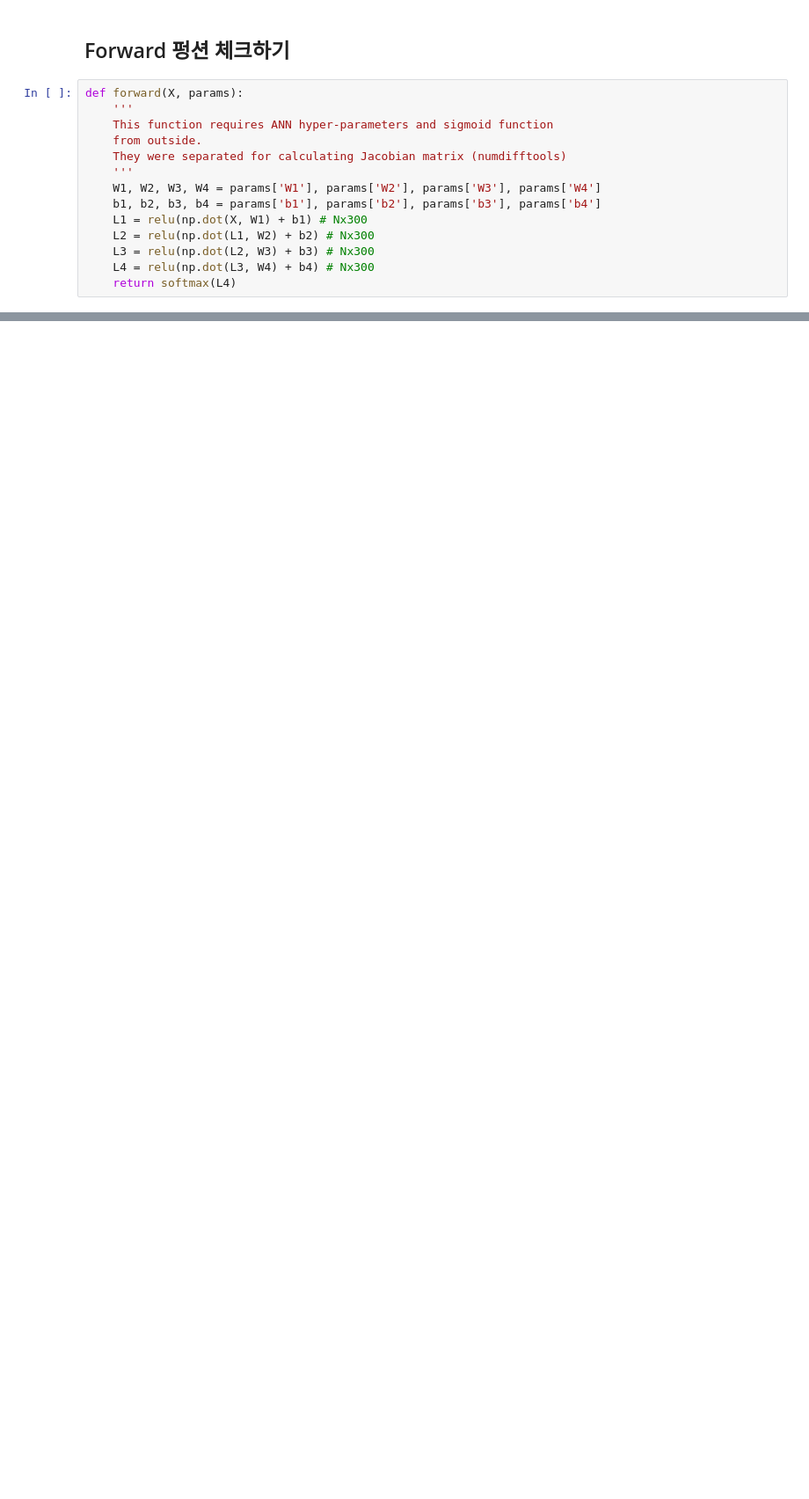
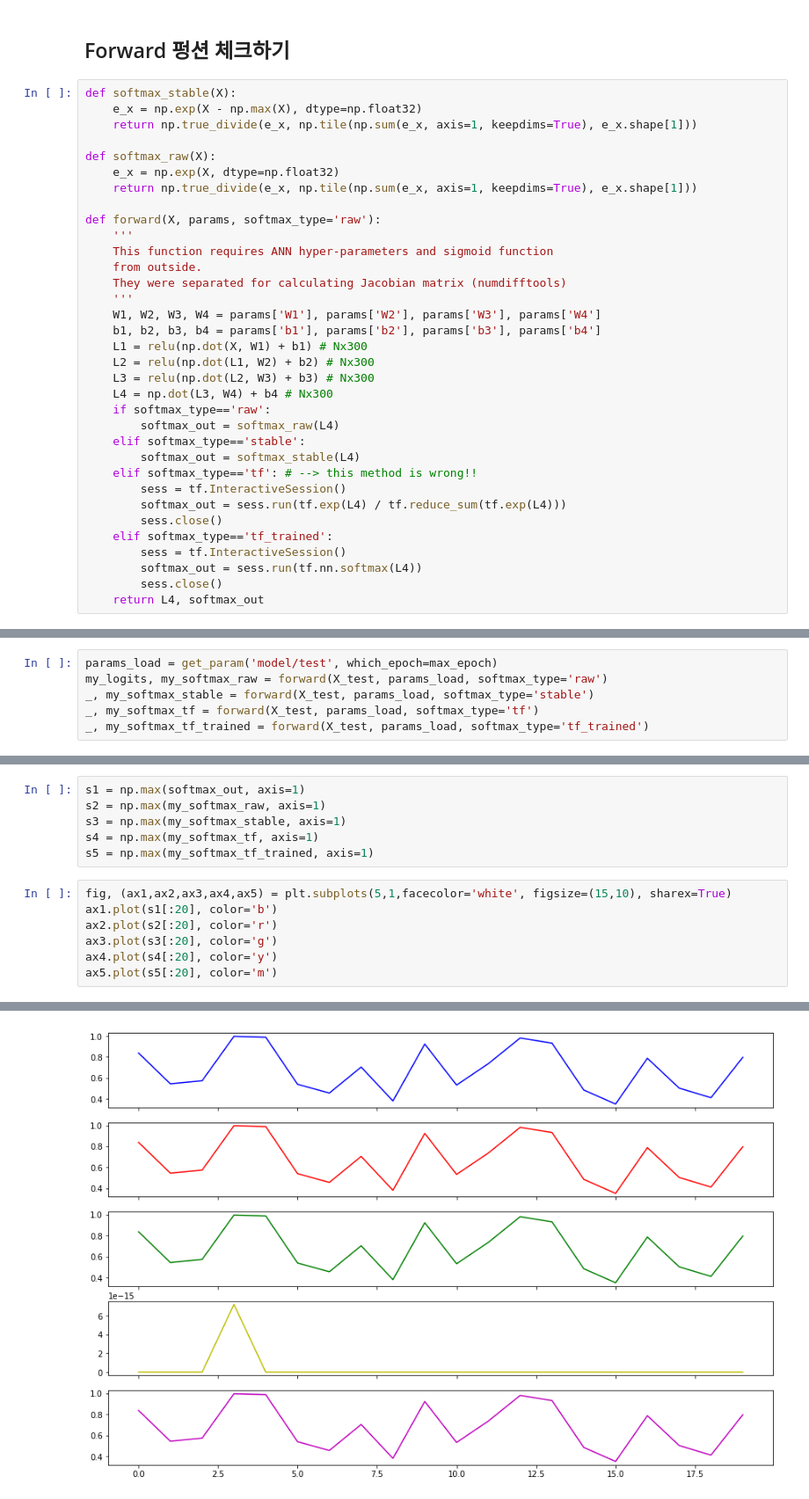
Before and after one commit to jaekookang/realtime_vowel_classification_ucm, a Jupyter notebook: train_phone_classifier.ipynb, the cells around one changed output, grey strips where cells are left out. Shown at 88% size. Drawn from its saved outputs; the diff is of its cells as text; blank space fills up the shorter version.

```diff
--- a/train_phone_classifier.ipynb
+++ b/train_phone_classifier.ipynb
@@ -154,7 +173,15 @@ pred, error.mean(), acc
 # %% [markdown]
 ## Forward 펑션 체크하기
 # %%
-def forward(X, params):
+def softmax_stable(X):
+    e_x = np.exp(X - np.max(X), dtype=np.float32)
+    return np.true_divide(e_x, np.tile(np.sum(e_x, axis=1, keepdims=True), e_x.shape[1]))
+
+def softmax_raw(X):
+    e_x = np.exp(X, dtype=np.float32)
+    return np.true_divide(e_x, np.tile(np.sum(e_x, axis=1, keepdims=True), e_x.shape[1]))
+
+def forward(X, params, softmax_type='raw'):
     '''
     This function requires ANN hyper-parameters and sigmoid function
     from outside.
@@ -165,5 +192,17 @@ def forward(X, params):
     L1 = relu(np.dot(X, W1) + b1) # Nx300
     L2 = relu(np.dot(L1, W2) + b2) # Nx300
     L3 = relu(np.dot(L2, W3) + b3) # Nx300
-    L4 = relu(np.dot(L3, W4) + b4) # Nx300
-    return softmax(L4)
+    L4 = np.dot(L3, W4) + b4 # Nx300
+    if softmax_type=='raw':
+        softmax_out = softmax_raw(L4)
+    elif softmax_type=='stable':
+        softmax_out = softmax_stable(L4)
+    elif softmax_type=='tf': # --> this method is wrong!!
+        sess = tf.InteractiveSession()
+        softmax_out = sess.run(tf.exp(L4) / tf.reduce_sum(tf.exp(L4)))
+        sess.close()
+    elif softmax_type=='tf_trained':
+        sess = tf.InteractiveSession()
+        softmax_out = sess.run(tf.nn.softmax(L4))
+        sess.close()
+    return L4, softmax_out
@@ -187,0 +209,6 @@ sum(pred_load == pred)
+# %%
+params_load = get_param('model/test', which_epoch=max_epoch)
+my_logits, my_softmax_raw = forward(X_test, params_load, softmax_type='raw')
+_, my_softmax_stable = forward(X_test, params_load, softmax_type='stable')
+_, my_softmax_tf = forward(X_test, params_load, softmax_type='tf')
+_, my_softmax_tf_trained = forward(X_test, params_load, softmax_type='tf_trained')
@@ -189,0 +260,14 @@ sum(pred_load == pred)
+# %%
+s1 = np.max(softmax_out, axis=1)
+s2 = np.max(my_softmax_raw, axis=1)
+s3 = np.max(my_softmax_stable, axis=1)
+s4 = np.max(my_softmax_tf, axis=1)
+s5 = np.max(my_softmax_tf_trained, axis=1)
+# %%
+fig, (ax1,ax2,ax3,ax4,ax5) = plt.subplots(5,1,facecolor='white', figsize=(15,10), sharex=True)
+ax1.plot(s1[:20], color='b')
+ax2.plot(s2[:20], color='r')
+ax3.plot(s3[:20], color='g')
+ax4.plot(s4[:20], color='y')
+ax5.plot(s5[:20], color='m')
+# %% [output]
@@ -189,0 +275 @@ sum(pred_load == pred)
+[figure, added]
```
Also changed, not shown: parts of 19 cells of this notebook, 3 other files.
